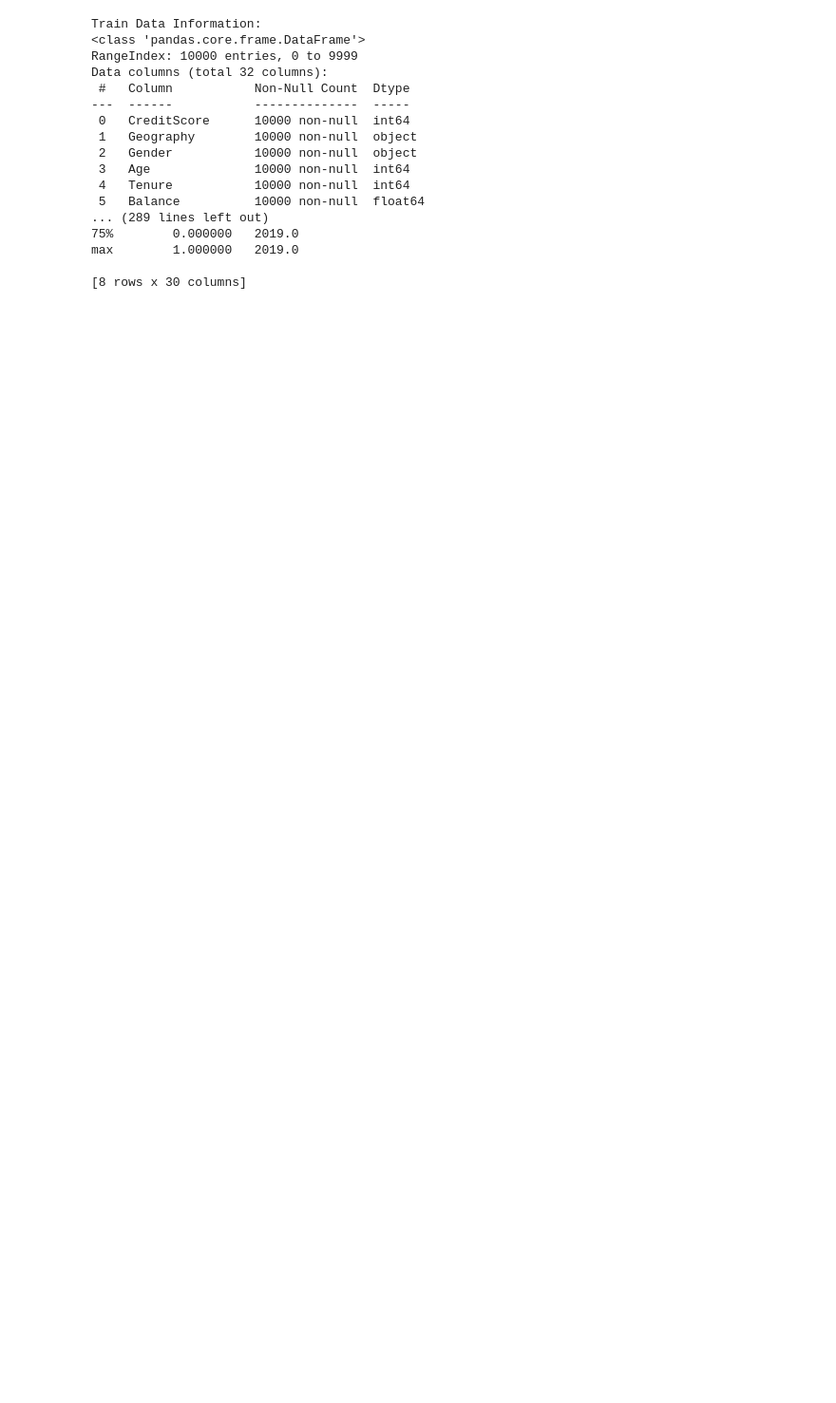
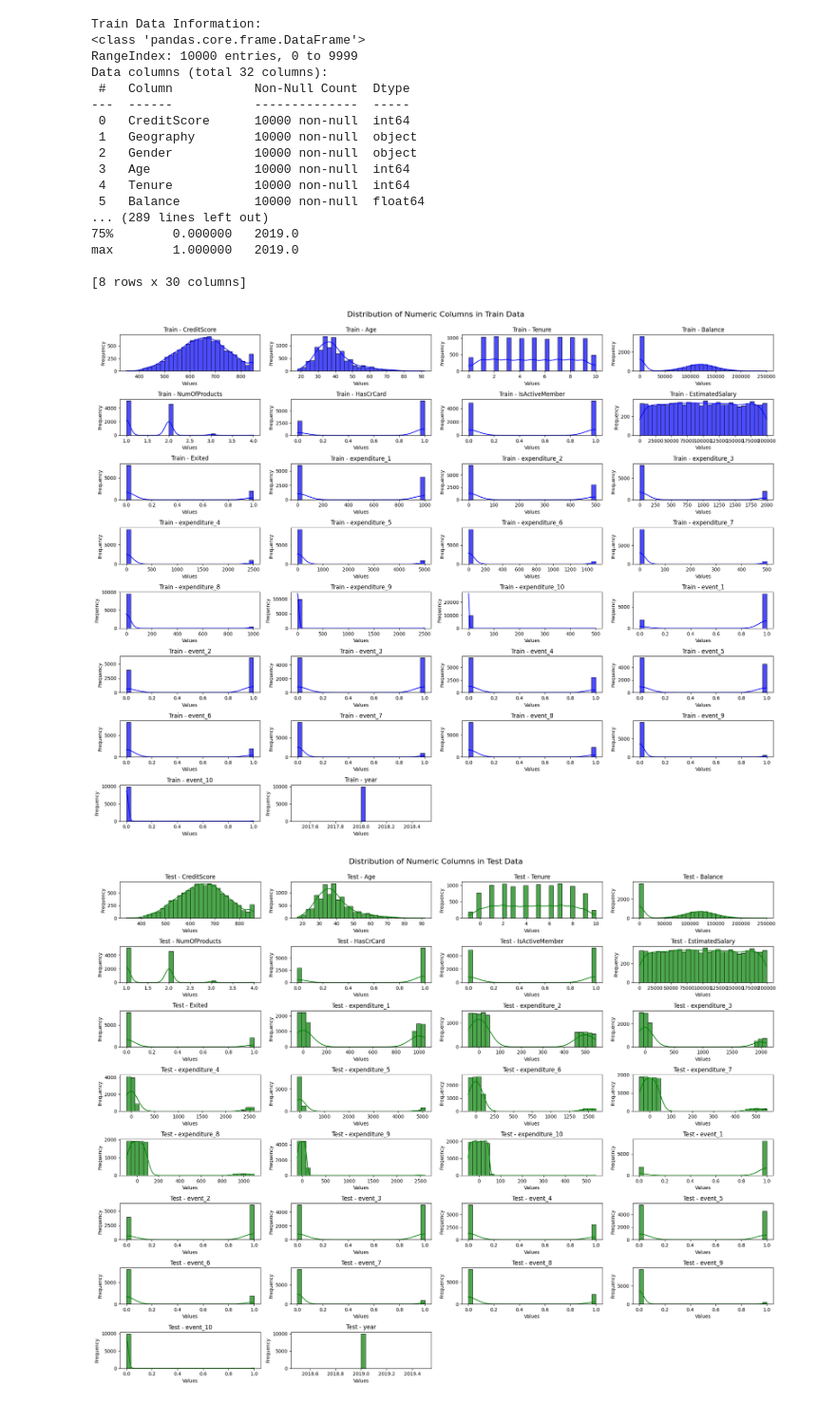
Before and after one commit to Allllisha/ml-predict-churn-datamix-assignment, a Jupyter notebook: notebook/ml_predict_churn_datamix_assignment1.ipynb, the cells around one changed output. Shown at 95% size. Cells and saved outputs as stored; diff of their text form; code cells hidden in the pictures; blank space fills up the shorter version.

```diff
--- a/notebook/ml_predict_churn_datamix_assignment1.ipynb
+++ b/notebook/ml_predict_churn_datamix_assignment1.ipynb
@@ -54,3 +54,34 @@ Data columns (total 32 columns):
 max        1.000000   2019.0
 
 [8 rows x 30 columns]
+# %%
+import seaborn as sns
+import matplotlib.pyplot as plt
+# Trainデータの数値列を可視化
+plt.figure(figsize=(20, 15))
+numeric_columns_train = train_data.select_dtypes(include=['float64', 'int64']).columns
+for i, column in enumerate(numeric_columns_train, 1):
+    plt.subplot((len(numeric_columns_train) // 4) + 1, 4, i)
+    sns.histplot(train_data[column], kde=True, bins=30, color='blue', edgecolor='black', alpha=0.7)
+    plt.title(f"Train - {column}")
+    plt.xlabel("Values")
+    plt.ylabel("Frequency")
+plt.tight_layout()
+plt.suptitle("Distribution of Numeric Columns in Train Data", y=1.02, fontsize=16)
+plt.show()
+
+# Testデータの数値列を可視化
+plt.figure(figsize=(20, 15))
+numeric_columns_test = test_data.select_dtypes(include=['float64', 'int64']).columns
+for i, column in enumerate(numeric_columns_test, 1):
+    plt.subplot((len(numeric_columns_test) // 4) + 1, 4, i)
+    sns.histplot(test_data[column], kde=True, bins=30, color='green', edgecolor='black', alpha=0.7)
+    plt.title(f"Test - {column}")
+    plt.xlabel("Values")
+    plt.ylabel("Frequency")
+plt.tight_layout()
+plt.suptitle("Distribution of Numeric Columns in Test Data", y=1.02, fontsize=16)
+plt.show()
+# %% [output]
+[figure, added]
+[figure, added]
```
Also changed, not shown: parts of 4 cells of this notebook.
